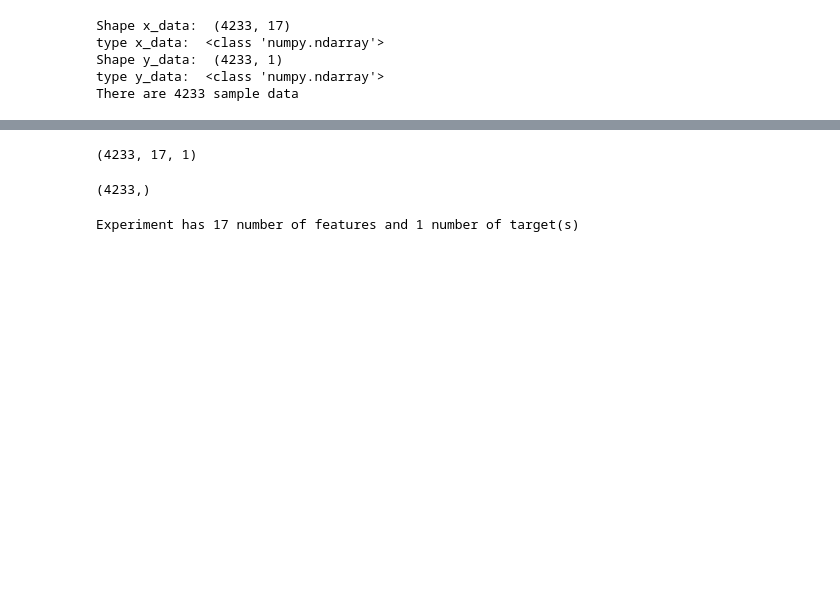
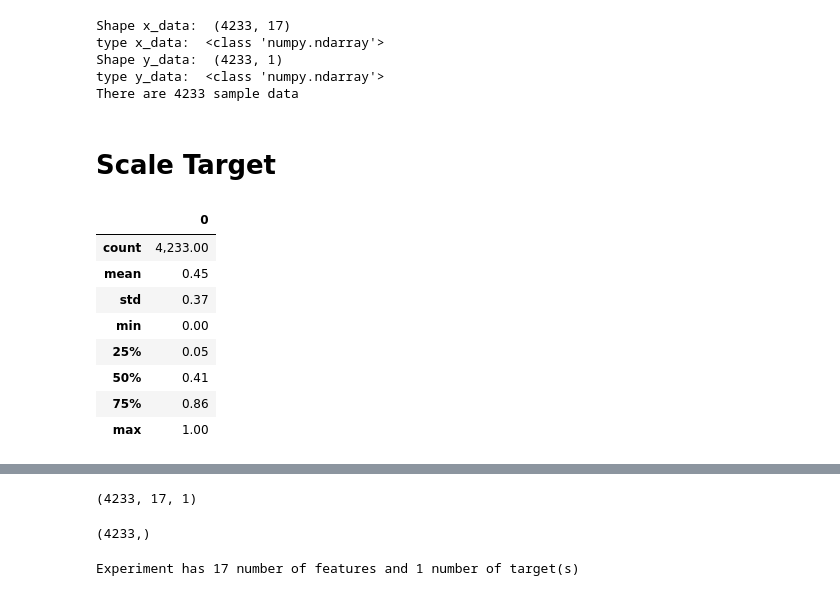
Before and after one commit to Haybu/infs890-spring2020-latency-prediction, a Jupyter notebook: analysis/sock-shop/orders-flow/12- current latency prediction Keras CNN + MLP.ipynb, the cells around one changed output, grey strips where cells are left out. Saved outputs shown, nothing was run; the diff lists cells and outputs as text; code cells hidden in the pictures; blank space fills up the shorter version.

```diff
--- a/analysis/sock-shop/orders-flow/12- current latency prediction Keras CNN + MLP.ipynb
+++ b/analysis/sock-shop/orders-flow/12- current latency prediction Keras CNN + MLP.ipynb
@@ -163,3 +164,5 @@ type x_data:  <class 'numpy.ndarray'>
 Shape y_data:  (4233, 1)
 type y_data:  <class 'numpy.ndarray'>
 There are 4233 sample data
+# %% [markdown]
+# Scale Target
@@ -165,0 +173,12 @@ There are 4233 sample data
+# %%
+pd.DataFrame(y_data).describe(include="all")
+# %% [output]
+|  | 0 |
+| count | 4,233.00 |
+| mean | 0.45 |
+| std | 0.37 |
+| min | 0.00 |
+| 25% | 0.05 |
+| 50% | 0.41 |
+| 75% | 0.86 |
+| max | 1.00 |
```
Also changed, not shown: parts of 15 cells of this notebook, 2 other files.
